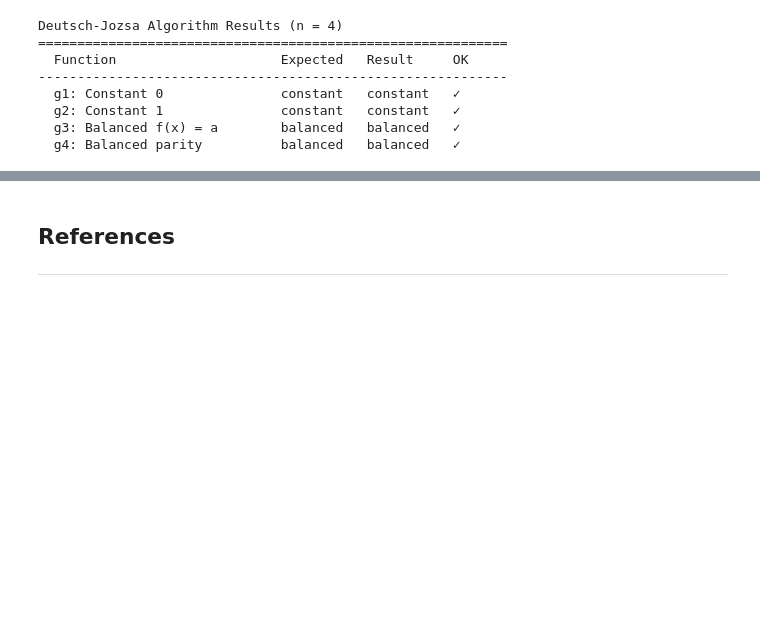
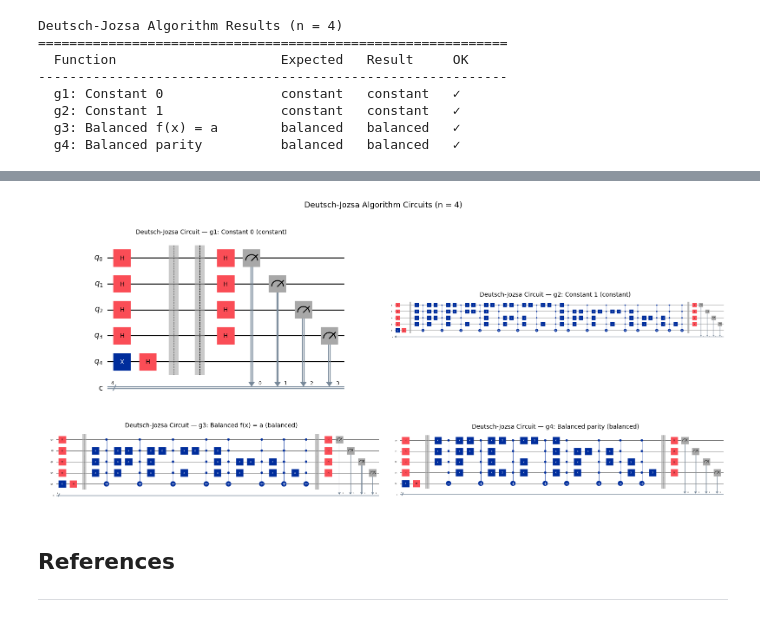
Before and after one commit to CianDickerHughes/EMERGING-TECHNOLOGIES-2026, a Jupyter notebook: problems.ipynb, the cells around one changed output, grey strips where cells are left out. Saved outputs shown, nothing was run; the diff lists cells and outputs as text; code cells hidden in the pictures; blank space fills up the shorter version.

Commit message:
added the display the circuit and save img

```diff
--- a/problems.ipynb
+++ b/problems.ipynb
@@ -870,3 +874,19 @@ Deutsch-Jozsa Algorithm Results (n = 4)
+# %%
+# Display the full Deutsch-Jozsa circuit for each test function
+fig, axes = plt.subplots(2, 2, figsize=(16, 8))
+
+for ax, (qc, name, result) in zip(axes.flat, dj_results):
+    qc.draw('mpl', ax=ax, fold=-1)
+    ax.set_title(f"Deutsch-Jozsa Circuit — {name} ({result})", fontsize=10)
+
+plt.suptitle("Deutsch-Jozsa Algorithm Circuits (n = 4)", fontsize=13, y=1.02)
+plt.tight_layout()
+
+# Save to img/
+plt.savefig('img/deutsch_jozsa_circuits.png', bbox_inches='tight')
+plt.show()
+# %% [output]
+[figure, added]
 # %% [markdown]
 ## References
 <a id="reference"></a>
```
Also changed, not shown: parts of 2 cells of this notebook, 1 other file.
